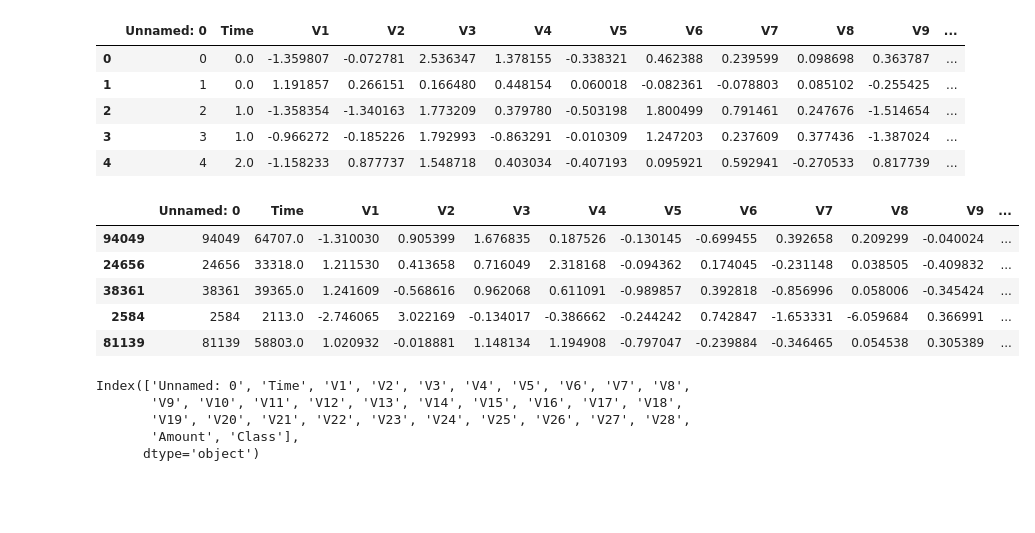
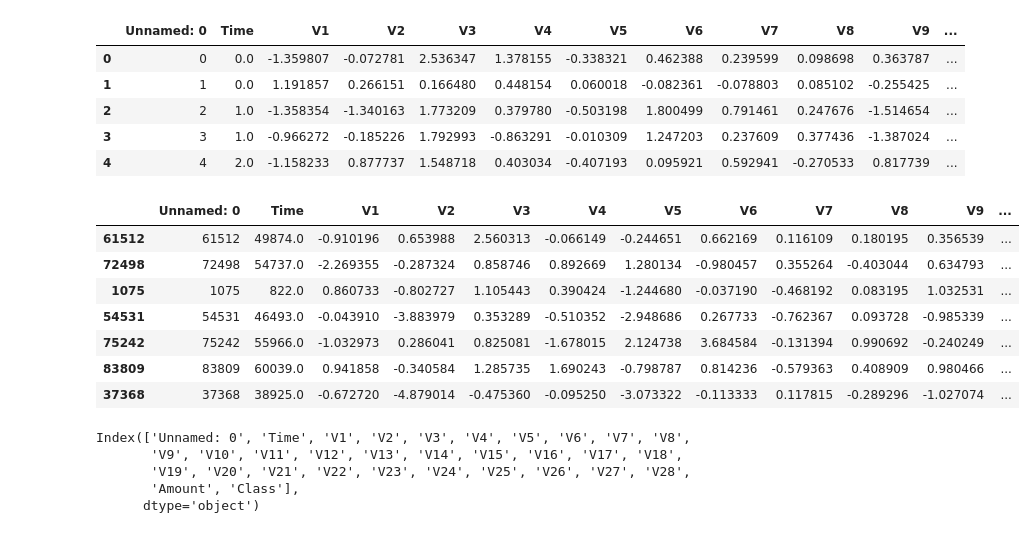
Before and after one commit to sebkaz/fraud-detection, a Jupyter notebook: fraud.ipynb, the cells around one changed output. Cells and saved outputs as stored; diff of their text form; code cells hidden in the pictures; blank space fills up the shorter version.

```diff
--- a/fraud.ipynb
+++ b/fraud.ipynb
@@ -300,14 +323,16 @@ df.head()
 | 3 | 3 | 1.0 | -0.966272 | -0.185226 | 1.792993 | -0.863291 | -0.010309 | 1.247203 | 0.237609 | 0.377436 | -1.387024 | ... |
 | 4 | 4 | 2.0 | -1.158233 | 0.877737 | 1.548718 | 0.403034 | -0.407193 | 0.095921 | 0.592941 | -0.270533 | 0.817739 | ... |
 # %%
-df.sample(5)
+df.sample(7)
 # %% [output]
 |  | Unnamed: 0 | Time | V1 | V2 | V3 | V4 | V5 | V6 | V7 | V8 | V9 | ... |
-| 94049 | 94049 | 64707.0 | -1.310030 | 0.905399 | 1.676835 | 0.187526 | -0.130145 | -0.699455 | 0.392658 | 0.209299 | -0.040024 | ... |
-| 24656 | 24656 | 33318.0 | 1.211530 | 0.413658 | 0.716049 | 2.318168 | -0.094362 | 0.174045 | -0.231148 | 0.038505 | -0.409832 | ... |
-| 38361 | 38361 | 39365.0 | 1.241609 | -0.568616 | 0.962068 | 0.611091 | -0.989857 | 0.392818 | -0.856996 | 0.058006 | -0.345424 | ... |
-| 2584 | 2584 | 2113.0 | -2.746065 | 3.022169 | -0.134017 | -0.386662 | -0.244242 | 0.742847 | -1.653331 | -6.059684 | 0.366991 | ... |
-| 81139 | 81139 | 58803.0 | 1.020932 | -0.018881 | 1.148134 | 1.194908 | -0.797047 | -0.239884 | -0.346465 | 0.054538 | 0.305389 | ... |
+| 61512 | 61512 | 49874.0 | -0.910196 | 0.653988 | 2.560313 | -0.066149 | -0.244651 | 0.662169 | 0.116109 | 0.180195 | 0.356539 | ... |
+| 72498 | 72498 | 54737.0 | -2.269355 | -0.287324 | 0.858746 | 0.892669 | 1.280134 | -0.980457 | 0.355264 | -0.403044 | 0.634793 | ... |
+| 1075 | 1075 | 822.0 | 0.860733 | -0.802727 | 1.105443 | 0.390424 | -1.244680 | -0.037190 | -0.468192 | 0.083195 | 1.032531 | ... |
+| 54531 | 54531 | 46493.0 | -0.043910 | -3.883979 | 0.353289 | -0.510352 | -2.948686 | 0.267733 | -0.762367 | 0.093728 | -0.985339 | ... |
+| 75242 | 75242 | 55966.0 | -1.032973 | 0.286041 | 0.825081 | -1.678015 | 2.124738 | 3.684584 | -0.131394 | 0.990692 | -0.240249 | ... |
+| 83809 | 83809 | 60039.0 | 0.941858 | -0.340584 | 1.285735 | 1.690243 | -0.798787 | 0.814236 | -0.579363 | 0.408909 | 0.980466 | ... |
+| 37368 | 37368 | 38925.0 | -0.672720 | -4.879014 | -0.475360 | -0.095250 | -3.073322 | -0.113333 | 0.117815 | -0.289296 | -1.027074 | ... |
 # %%
 df.columns
 # %% [output]
```
Also changed, not shown: parts of 12 cells of this notebook, 1 other file.
